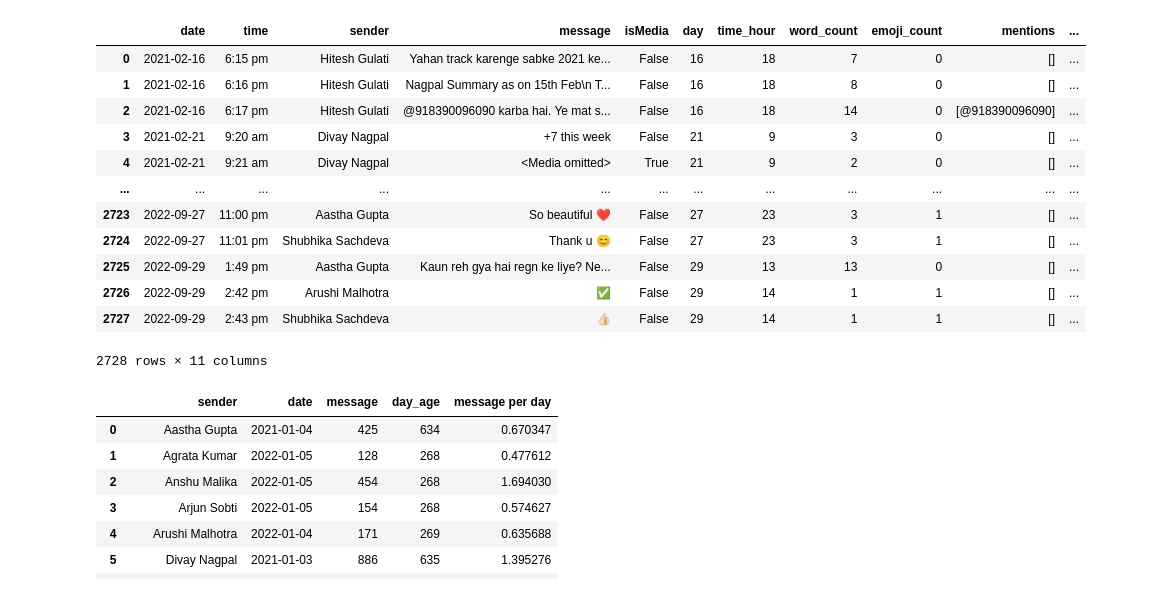
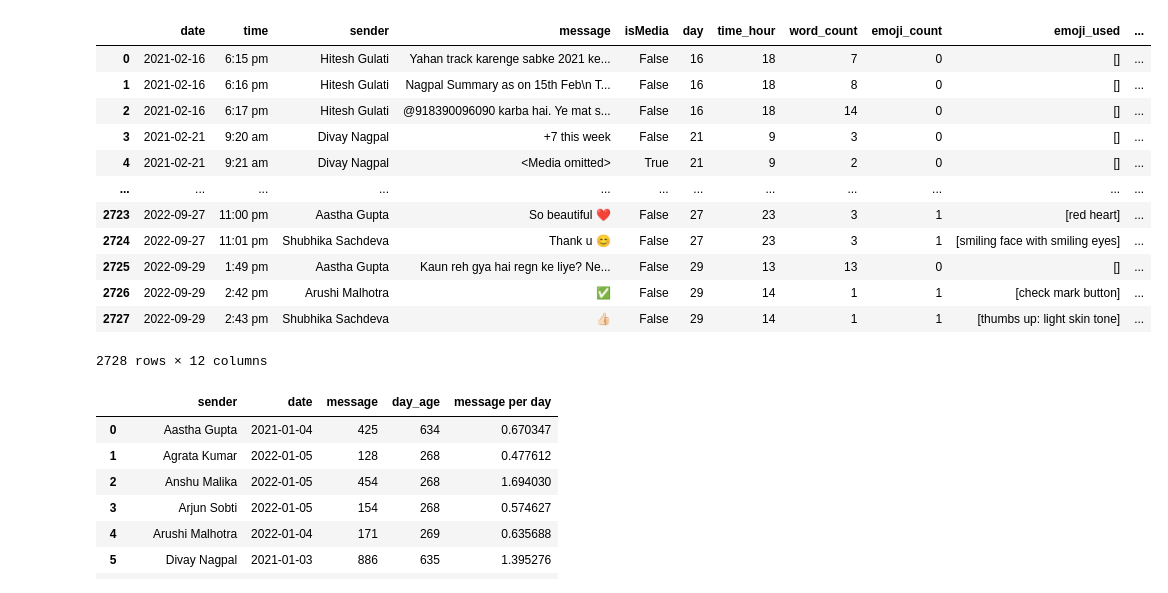
Before and after one commit to hiteshgulati/play, a Jupyter notebook: whatsapp.ipynb, the cells around one changed output. Saved outputs shown, nothing was run; the diff lists cells and outputs as text; code cells hidden in the pictures.

```diff
--- a/whatsapp.ipynb
+++ b/whatsapp.ipynb
@@ -28,47 +29,48 @@ dict_lines = []
 for line in lines:
     try:
         dict_line = {'date':line.split(",")[0],
                     'time':line.split(",")[1].split("-")[0].strip(),
                     'sender':line.split(",")[1].split("-")[1].split(":")[0].strip(),
                     'message':line.split(",")[1].split("-")[1].split(":")[1].strip()}
         dict_lines.append(dict_line)
     except:
         pass
 
 df = pd.DataFrame(dict_lines)
 
 sender_mapping = {'Anshu Malika Amex':'Anshu Malika',
                 'Sobti Arjun':'Arjun Sobti',
                 'Gaurav Grover EY':'Gaurav Grover',
                 'Vaibhav Gulati Bau':'Vaibhav Gulati'}
 
 df['sender'] = df['sender'].replace(sender_mapping)
 
 df['isMedia'] = np.where(df['message']== '<Media omitted>', True, False)
 
 df ['date'] = pd.to_datetime(df['date']).apply(lambda x: x.date())
 df['day'] = df['date'].apply(lambda x: x.day)
 df['time_hour'] = pd.to_datetime(df['time']).apply(lambda x: x.hour)
 df['word_count'] = df['message'].apply(lambda x: len(x.split()))
-df['emoji_count'] = df['message'].apply(lambda x: len(demoji.findall(x)))
+df['emoji_count'] = df['message'].apply(lambda x: len(demoji.findall_list(x)))
+df['emoji_used'] = df['message'].apply(lambda x: demoji.findall_list(x))
 df['mentions'] = df['message'].apply(lambda x: re.findall("[@][9][1][0-9]+",x))
 df['mentions_count'] = df['message'].apply(lambda x: len(re.findall("[@][9][1][0-9]+",x)))
 
 df
 # %% [output]
-|  | date | time | sender | message | isMedia | day | time_hour | word_count | emoji_count | mentions | ... |
+|  | date | time | sender | message | isMedia | day | time_hour | word_count | emoji_count | emoji_used | ... |
 | 0 | 2021-02-16 | 6:15 pm | Hitesh Gulati | Yahan track karenge sabke 2021 ke... | False | 16 | 18 | 7 | 0 | [] | ... |
 | 1 | 2021-02-16 | 6:16 pm | Hitesh Gulati | Nagpal Summary as on 15th Feb\n T... | False | 16 | 18 | 8 | 0 | [] | ... |
-| 2 | 2021-02-16 | 6:17 pm | Hitesh Gulati | @918390096090 karba hai. Ye mat s... | False | 16 | 18 | 14 | 0 | [@918390096090] | ... |
+| 2 | 2021-02-16 | 6:17 pm | Hitesh Gulati | @918390096090 karba hai. Ye mat s... | False | 16 | 18 | 14 | 0 | [] | ... |
 | 3 | 2021-02-21 | 9:20 am | Divay Nagpal | +7 this week | False | 21 | 9 | 3 | 0 | [] | ... |
 | 4 | 2021-02-21 | 9:21 am | Divay Nagpal | <Media omitted> | True | 21 | 9 | 2 | 0 | [] | ... |
 | ... | ... | ... | ... | ... | ... | ... | ... | ... | ... | ... | ... |
-| 2723 | 2022-09-27 | 11:00 pm | Aastha Gupta | So beautiful ❤️ | False | 27 | 23 | 3 | 1 | [] | ... |
-| 2724 | 2022-09-27 | 11:01 pm | Shubhika Sachdeva | Thank u 😊 | False | 27 | 23 | 3 | 1 | [] | ... |
+| 2723 | 2022-09-27 | 11:00 pm | Aastha Gupta | So beautiful ❤️ | False | 27 | 23 | 3 | 1 | [red heart] | ... |
+| 2724 | 2022-09-27 | 11:01 pm | Shubhika Sachdeva | Thank u 😊 | False | 27 | 23 | 3 | 1 | [smiling face with smiling eyes] | ... |
 | 2725 | 2022-09-29 | 1:49 pm | Aastha Gupta | Kaun reh gya hai regn ke liye? Ne... | False | 29 | 13 | 13 | 0 | [] | ... |
-| 2726 | 2022-09-29 | 2:42 pm | Arushi Malhotra | ✅ | False | 29 | 14 | 1 | 1 | [] | ... |
-| 2727 | 2022-09-29 | 2:43 pm | Shubhika Sachdeva | 👍🏻 | False | 29 | 14 | 1 | 1 | [] | ... |
+| 2726 | 2022-09-29 | 2:42 pm | Arushi Malhotra | ✅ | False | 29 | 14 | 1 | 1 | [check mark button] | ... |
+| 2727 | 2022-09-29 | 2:43 pm | Shubhika Sachdeva | 👍🏻 | False | 29 | 14 | 1 | 1 | [thumbs up: light skin tone] | ... |
-2728 rows × 11 columns
+2728 rows × 12 columns
 # %%
 # Most messages per day
 
```
Also changed, not shown: parts of 3 cells of this notebook, 1 other file.
